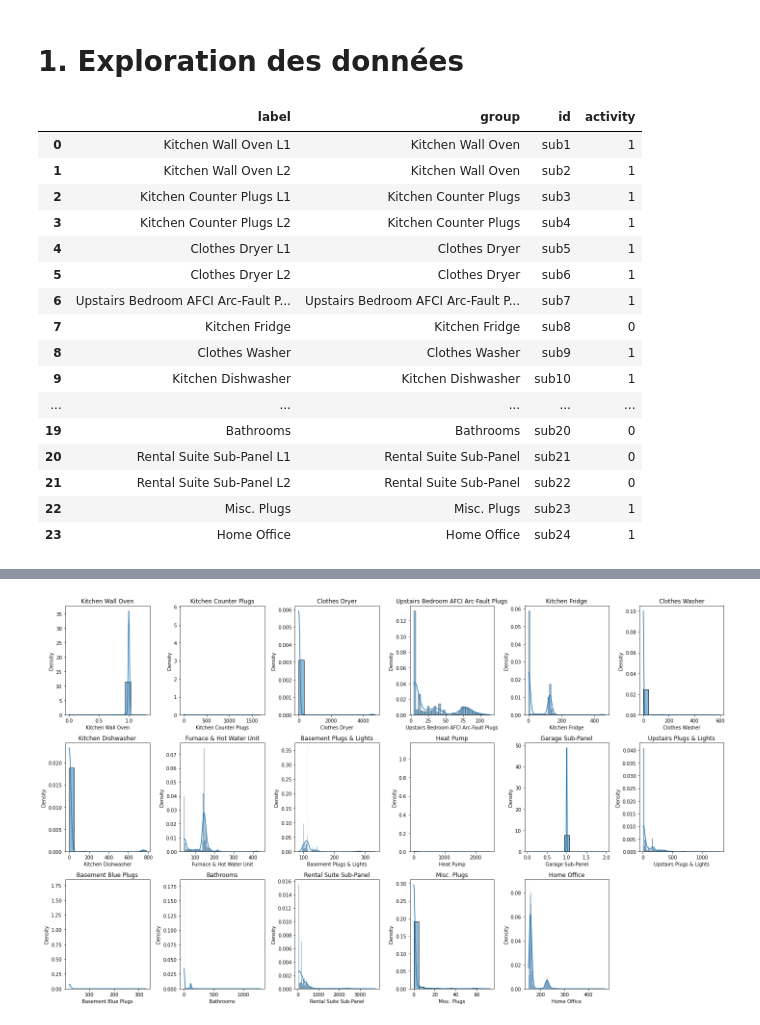
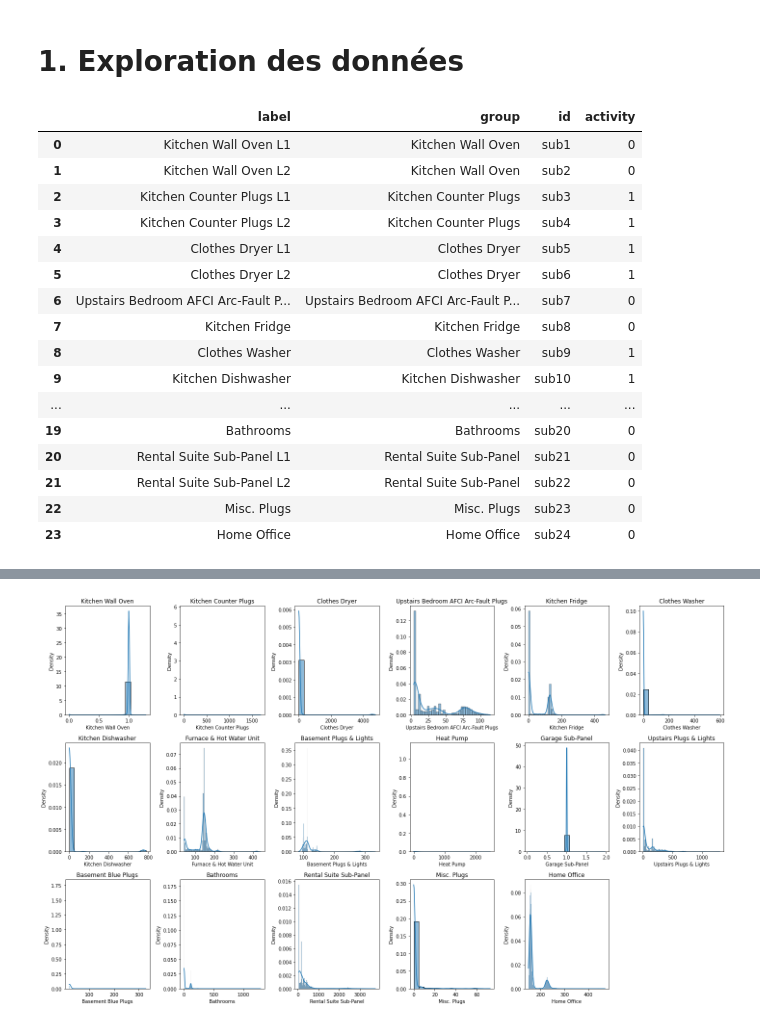
Before and after one commit to hugo-mi/Activity_Detection_From_Electrical_Consumption_Load_Curves, a Jupyter notebook: Exploratory Data Analysis/data_powers_house1_labelling.ipynb, the cells around one changed output, grey strips where cells are left out. Saved outputs shown, nothing was run; the diff lists cells and outputs as text; code cells hidden in the pictures.

```diff
--- a/Exploratory Data Analysis/data_powers_house1_labelling.ipynb
+++ b/Exploratory Data Analysis/data_powers_house1_labelling.ipynb
@@ -13,46 +13,47 @@ import re
 h1_labels = pd.read_table('data/house1_labels.txt', header=None, names=['label'], usecols=[0])
 h1_labels['label'] = h1_labels['label'].str.extract(r'[0-9]+ (.*)')
 h1_labels['label'] = h1_labels['label'].str.replace(re.compile(r'( \(.*\))'), '')
 
 # on définit des groupes, sans les 'L1' / 'L2'
 h1_labels['group'] = h1_labels['label'].str.extract(r'(.*) L[0-9]').apply(lambda x: x.fillna(h1_labels['label']))
 h1_labels['id'] = (h1_labels.index + 1)
 
 # on définit les id
 h1_labels['id'] = h1_labels['id'].apply(lambda x: 'sub'+str(x))
 
 # on définit les équipements qui conditionnent l'activité
-lables_map = {'Kitchen Wall Oven': 1,
+lables_map = {'Kitchen Wall Oven': 0,
 'Kitchen Counter Plugs': 1,
-'Upstairs Bedroom AFCI Arc-Fault Plugs': 1,
+'Upstairs Bedroom AFCI Arc-Fault Plugs': 0, #1
 'Clothes Dryer': 1,
 'Upstairs Bedroom': 1,
 'Kitchen Fridge': 0,
 'Clothes Washer': 1,
 'Kitchen Dishwasher': 1,
 'Furnace & Hot Water Unit': 0,
-'Basement Plugs & Lights': 1,
+'Basement Plugs & Lights':0, #1
 'Heat Pump': 0,
-'Garage Sub-Panel': 1,
+'Garage Sub-Panel': 0,
 'Upstairs Plugs & Lights': 1,
 'Basement Blue Plugs': 1,
 'Bathrooms': 0,
 'Rental Suite Sub-Panel': 0,
-'Misc. Plugs': 1,
-'Home Office': 1}
+'Misc. Plugs': 0,
+'Home Office': 0 #1
+}
 
 h1_labels['activity'] = h1_labels['group'].map(lables_map)
 
 h1_labels
 # %% [output]
 |  | label | group | id | activity |
-| 0 | Kitchen Wall Oven L1 | Kitchen Wall Oven | sub1 | 1 |
-| 1 | Kitchen Wall Oven L2 | Kitchen Wall Oven | sub2 | 1 |
+| 0 | Kitchen Wall Oven L1 | Kitchen Wall Oven | sub1 | 0 |
+| 1 | Kitchen Wall Oven L2 | Kitchen Wall Oven | sub2 | 0 |
 | 2 | Kitchen Counter Plugs L1 | Kitchen Counter Plugs | sub3 | 1 |
 | 3 | Kitchen Counter Plugs L2 | Kitchen Counter Plugs | sub4 | 1 |
 | 4 | Clothes Dryer L1 | Clothes Dryer | sub5 | 1 |
 | 5 | Clothes Dryer L2 | Clothes Dryer | sub6 | 1 |
-| 6 | Upstairs Bedroom AFCI Arc-Fault P... | Upstairs Bedroom AFCI Arc-Fault P... | sub7 | 1 |
+| 6 | Upstairs Bedroom AFCI Arc-Fault P... | Upstairs Bedroom AFCI Arc-Fault P... | sub7 | 0 |
 | 7 | Kitchen Fridge | Kitchen Fridge | sub8 | 0 |
 | 8 | Clothes Washer | Clothes Washer | sub9 | 1 |
 | 9 | Kitchen Dishwasher | Kitchen Dishwasher | sub10 | 1 |
@@ -60,8 +61,8 @@ h1_labels
 | 19 | Bathrooms | Bathrooms | sub20 | 0 |
 | 20 | Rental Suite Sub-Panel L1 | Rental Suite Sub-Panel | sub21 | 0 |
 | 21 | Rental Suite Sub-Panel L2 | Rental Suite Sub-Panel | sub22 | 0 |
-| 22 | Misc. Plugs | Misc. Plugs | sub23 | 1 |
-| 23 | Home Office | Home Office | sub24 | 1 |
+| 22 | Misc. Plugs | Misc. Plugs | sub23 | 0 |
+| 23 | Home Office | Home Office | sub24 | 0 |
 # %%
 all_groups = h1_labels.loc[:, 'group'].unique()
 labels_active = h1_labels.loc[h1_labels['activity'] > 0, 'group'].unique()
```
Also changed, not shown: parts of 7 cells of this notebook, 3 other files.
